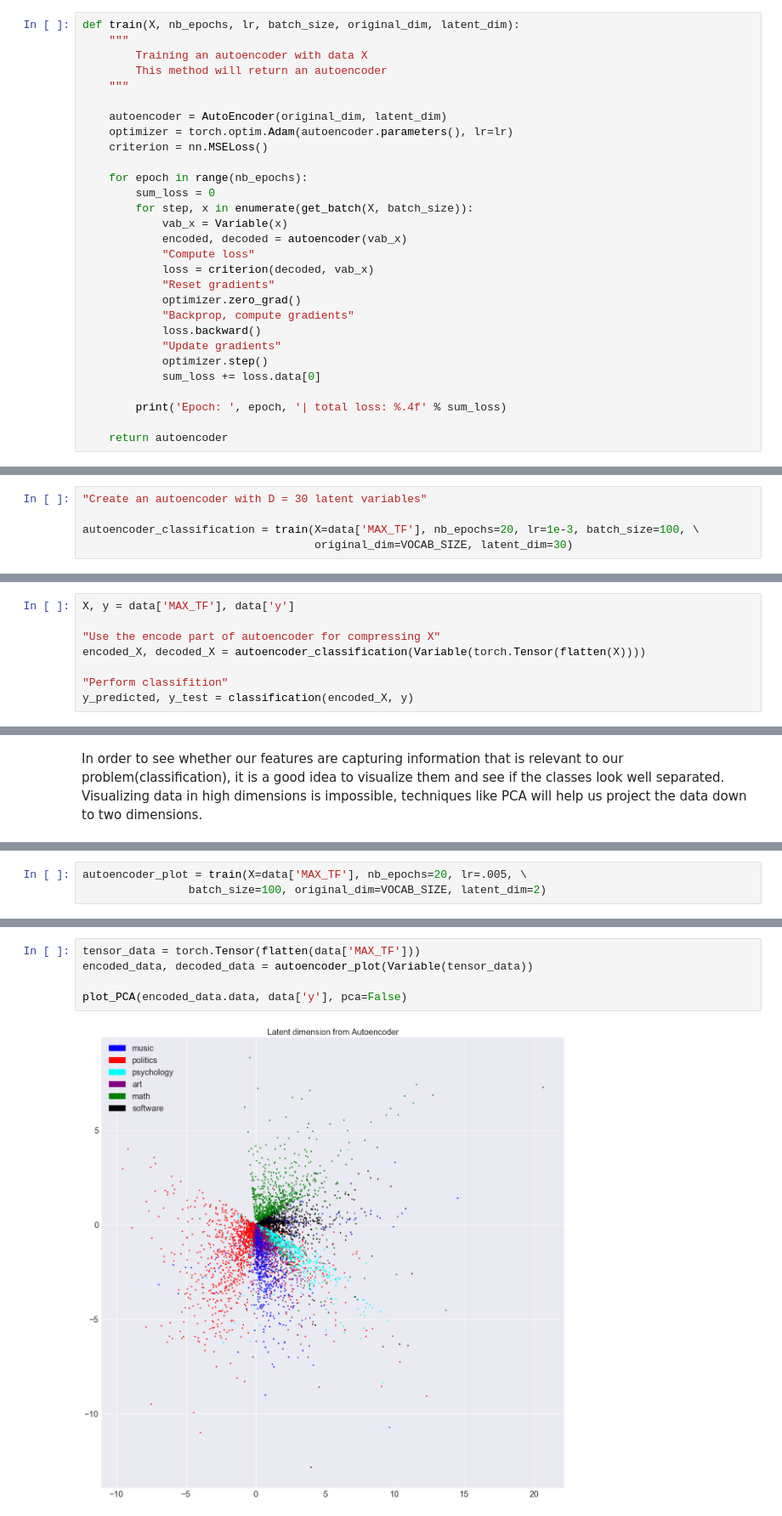
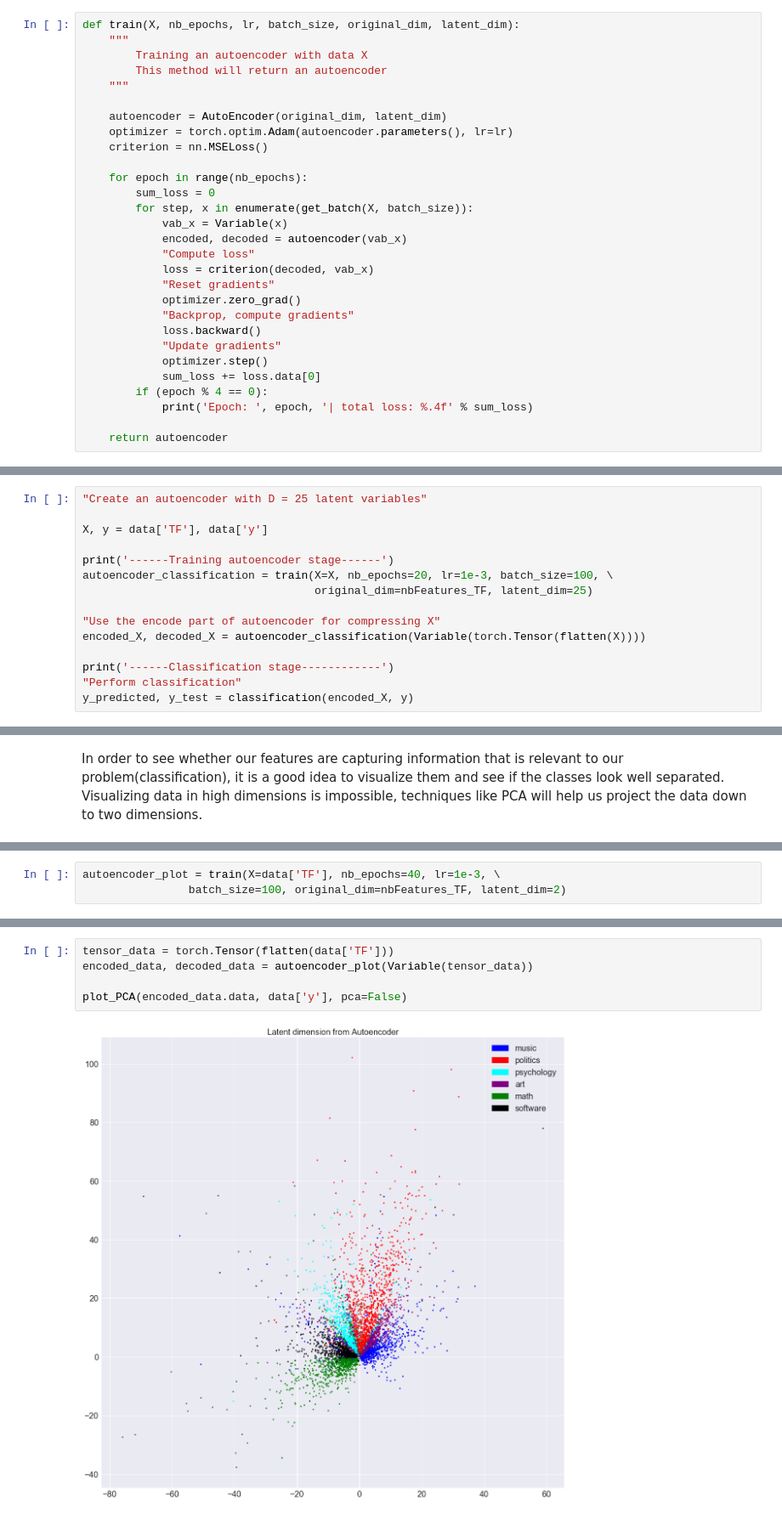
Before and after one commit to cescnghia/Autoencoder, a Jupyter notebook: Autoencoder.ipynb, the cells around one changed output, grey strips where cells are left out. Shown at 85% size. Cells and saved outputs as stored; diff of their text form.

```diff
--- a/Autoencoder.ipynb
+++ b/Autoencoder.ipynb
@@ -593,8 +590,8 @@ def train(X, nb_epochs, lr, batch_size, original_dim, latent_dim):
             "Update gradients"
             optimizer.step()
             sum_loss += loss.data[0]
-
-        print('Epoch: ', epoch, '| total loss: %.4f' % sum_loss)
+        if (epoch % 4 == 0):
+            print('Epoch: ', epoch, '| total loss: %.4f' % sum_loss)
 
     return autoencoder
 # %% [markdown]
@@ -627,6 +627,16 @@ To perform the classifition, I first using X to train a autoencoder and then usi
 # %%
-"Create an autoencoder with D = 30 latent variables"
+"Create an autoencoder with D = 25 latent variables"
 
-autoencoder_classification = train(X=data['MAX_TF'], nb_epochs=20, lr=1e-3, batch_size=100, \
-                                   original_dim=VOCAB_SIZE, latent_dim=30)
+X, y = data['TF'], data['y']
+
+print('------Training autoencoder stage------')
+autoencoder_classification = train(X=X, nb_epochs=20, lr=1e-3, batch_size=100, \
+                                   original_dim=nbFeatures_TF, latent_dim=25)
+
+"Use the encode part of autoencoder for compressing X"
+encoded_X, decoded_X = autoencoder_classification(Variable(torch.Tensor(flatten(X))))
+
+print('------Classification stage------------')
+"Perform classification"
+y_predicted, y_test = classification(encoded_X, y)
 # %% [output]
@@ -653,8 +650,0 @@ Epoch:  19 | total train loss: 158.1265
-# %%
-X, y = data['MAX_TF'], data['y']
-
-"Use the encode part of autoencoder for compressing X"
-encoded_X, decoded_X = autoencoder_classification(Variable(torch.Tensor(flatten(X))))
-
-"Perform classifition"
-y_predicted, y_test = classification(encoded_X, y)
@@ -713,4 +711,4 @@ Another way to visualize is using an autoencoder. The same technique when we per
 # %%
-autoencoder_plot = train(X=data['MAX_TF'], nb_epochs=20, lr=.005, \
-                batch_size=100, original_dim=VOCAB_SIZE, latent_dim=2)
+autoencoder_plot = train(X=data['TF'], nb_epochs=40, lr=1e-3, \
+                batch_size=100, original_dim=nbFeatures_TF, latent_dim=2)
 # %% [output]
@@ -727,7 +725,7 @@ Epoch:  9 | total train loss: 161.4192
 # %%
-tensor_data = torch.Tensor(flatten(data['MAX_TF']))
+tensor_data = torch.Tensor(flatten(data['TF']))
 encoded_data, decoded_data = autoencoder_plot(Variable(tensor_data))
 
 plot_PCA(encoded_data.data, data['y'], pca=False)
 # %% [output]
-[figure, old version]
+[figure, new version]
```
Also changed, not shown: parts of 29 cells of this notebook, 1 other file.
